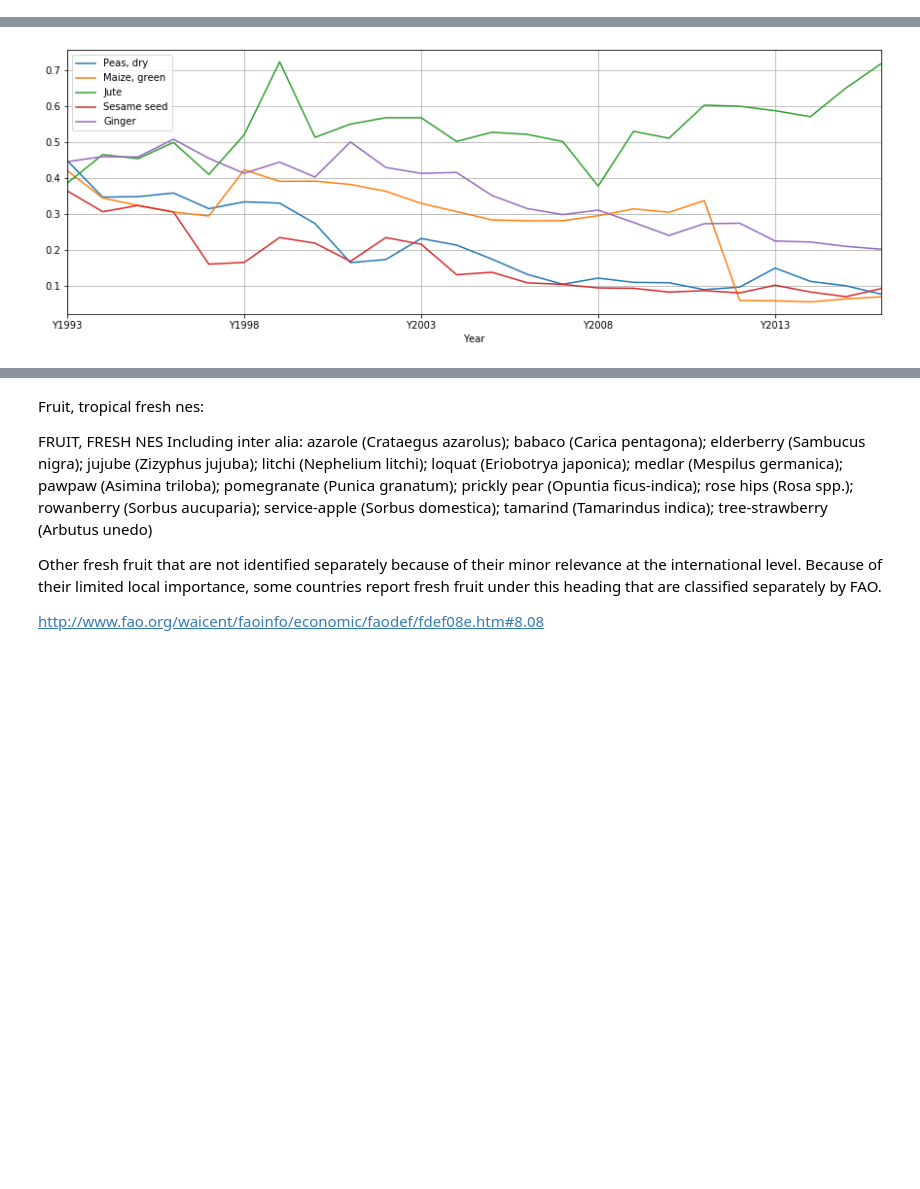
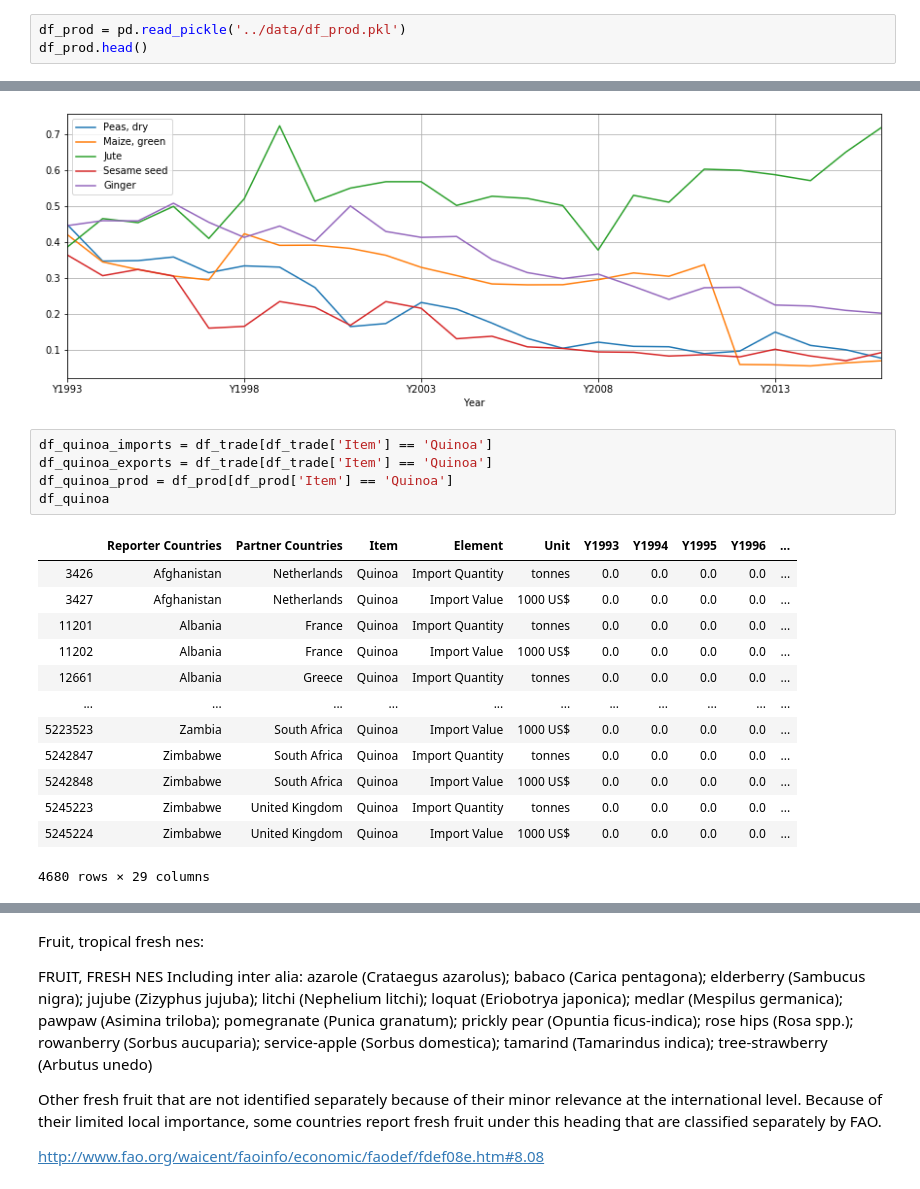
Before and after one commit to n-poulsen/GranADA, a Jupyter notebook: code/GlobalTradeChanges.ipynb, the cells around one changed output, grey strips where cells are left out. Cells and saved outputs as stored; diff of their text form; blank space fills up the shorter version.

```diff
--- a/code/GlobalTradeChanges.ipynb
+++ b/code/GlobalTradeChanges.ipynb
@@ -19,0 +20,3 @@ df_trade.head()
+# %%
+df_prod = pd.read_pickle('../data/df_prod.pkl')
+df_prod.head()
@@ -362,3 +374,22 @@ plt.show()
 [figure]
 [figure]
 [figure]
+# %%
+df_quinoa_imports = df_trade[df_trade['Item'] == 'Quinoa']
+df_quinoa_exports = df_trade[df_trade['Item'] == 'Quinoa']
+df_quinoa_prod = df_prod[df_prod['Item'] == 'Quinoa']
+df_quinoa
+# %% [output]
+|  | Reporter Countries | Partner Countries | Item | Element | Unit | Y1993 | Y1994 | Y1995 | Y1996 | ... |
+| 3426 | Afghanistan | Netherlands | Quinoa | Import Quantity | tonnes | 0.0 | 0.0 | 0.0 | 0.0 | ... |
+| 3427 | Afghanistan | Netherlands | Quinoa | Import Value | 1000 US$ | 0.0 | 0.0 | 0.0 | 0.0 | ... |
+| 11201 | Albania | France | Quinoa | Import Quantity | tonnes | 0.0 | 0.0 | 0.0 | 0.0 | ... |
+| 11202 | Albania | France | Quinoa | Import Value | 1000 US$ | 0.0 | 0.0 | 0.0 | 0.0 | ... |
+| 12661 | Albania | Greece | Quinoa | Import Quantity | tonnes | 0.0 | 0.0 | 0.0 | 0.0 | ... |
+| ... | ... | ... | ... | ... | ... | ... | ... | ... | ... | ... |
+| 5223523 | Zambia | South Africa | Quinoa | Import Value | 1000 US$ | 0.0 | 0.0 | 0.0 | 0.0 | ... |
+| 5242847 | Zimbabwe | South Africa | Quinoa | Import Quantity | tonnes | 0.0 | 0.0 | 0.0 | 0.0 | ... |
+| 5242848 | Zimbabwe | South Africa | Quinoa | Import Value | 1000 US$ | 0.0 | 0.0 | 0.0 | 0.0 | ... |
+| 5245223 | Zimbabwe | United Kingdom | Quinoa | Import Quantity | tonnes | 0.0 | 0.0 | 0.0 | 0.0 | ... |
+| 5245224 | Zimbabwe | United Kingdom | Quinoa | Import Value | 1000 US$ | 0.0 | 0.0 | 0.0 | 0.0 | ... |
+4680 rows × 29 columns
```
Also changed, not shown: parts of 7 cells of this notebook.
